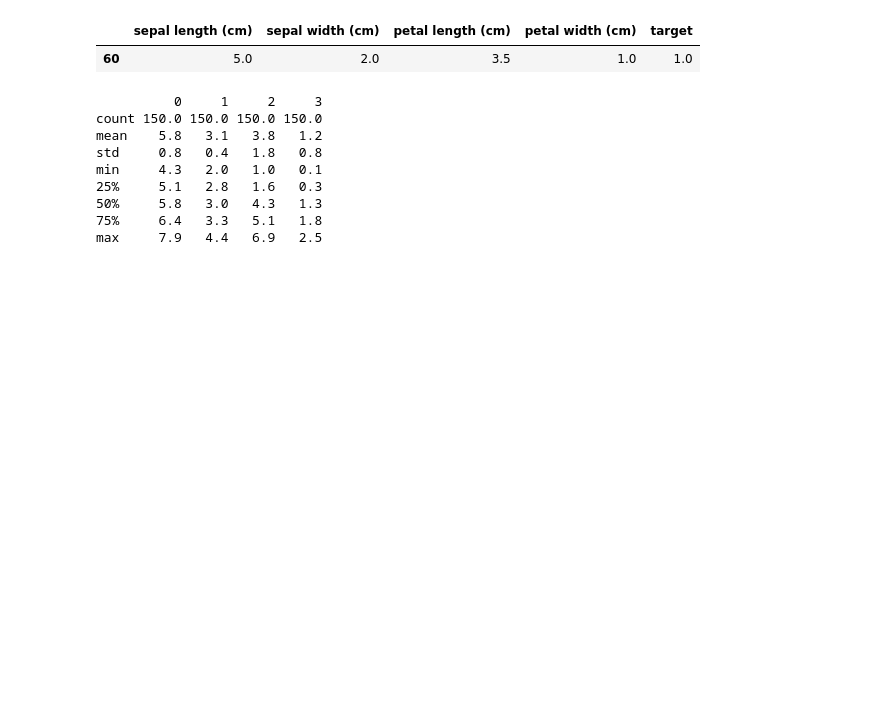
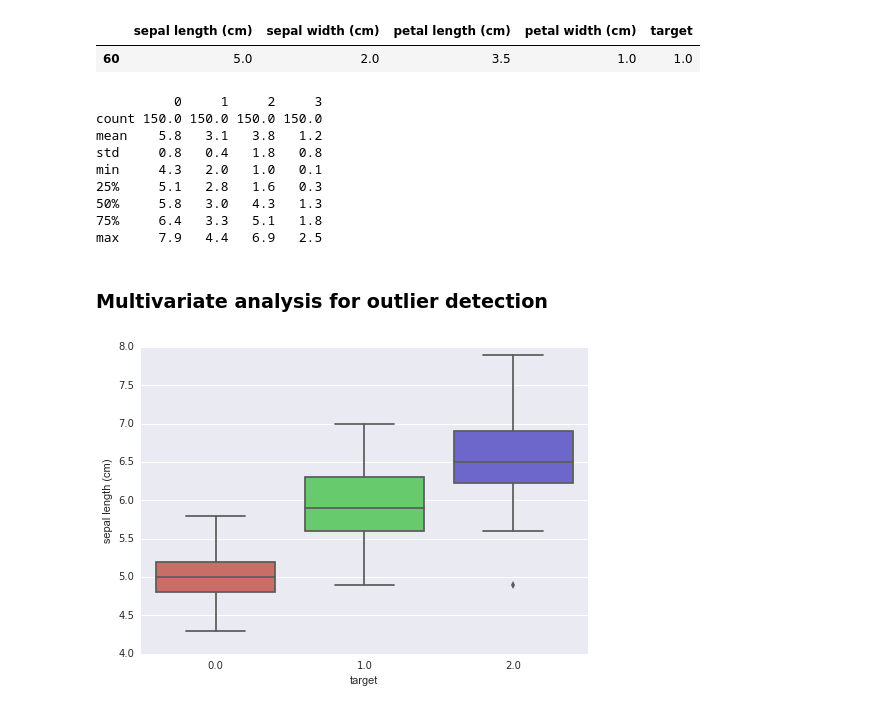
Before and after one commit to kriloc/deeplearning, a Jupyter notebook: mlcode/Lynda – Python for Data Science Essential Training/Chapter 5 - Outlier Analysis.ipynb, the cells around one changed output. Drawn from its saved outputs; the diff is of its cells as text; code cells hidden in the pictures; blank space fills up the shorter version.

```diff
--- a/mlcode/Lynda – Python for Data Science Essential Training/Chapter 5 - Outlier Analysis.ipynb
+++ b/mlcode/Lynda – Python for Data Science Essential Training/Chapter 5 - Outlier Analysis.ipynb
@@ -109,3 +111,12 @@ min     4.3   2.0   1.0   0.1
 50%     5.8   3.0   4.3   1.3
 75%     6.4   3.3   5.1   1.8
 max     7.9   4.4   6.9   2.5
+# %% [markdown]
+### Multivariate analysis for outlier detection
+# %%
+import seaborn as sb
+# Visually inspecting boxplots
+sb.boxplot(x='target', y='sepal length (cm)', data=df, palette='hls')
+plt.show()
+# %% [output]
+[figure, added]
```
Also changed, not shown: parts of 8 cells of this notebook, 1 other file.
